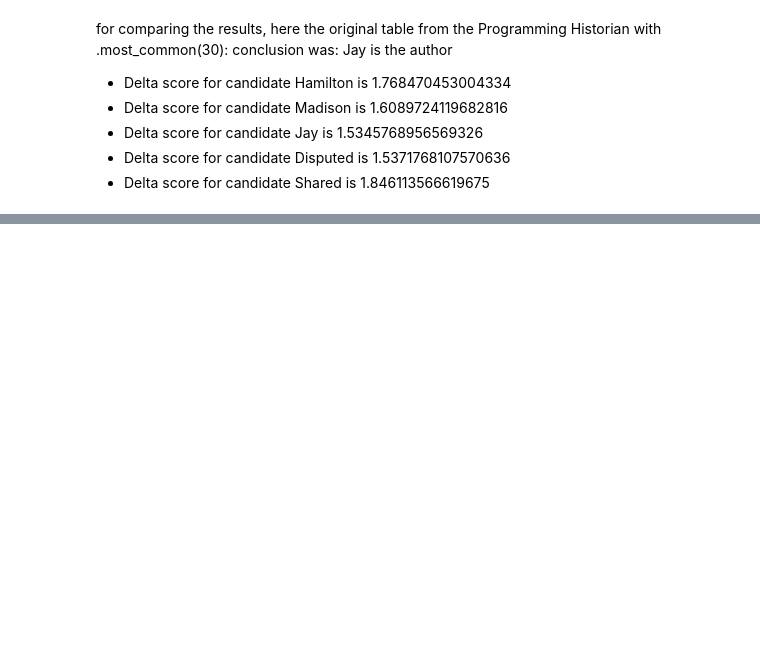
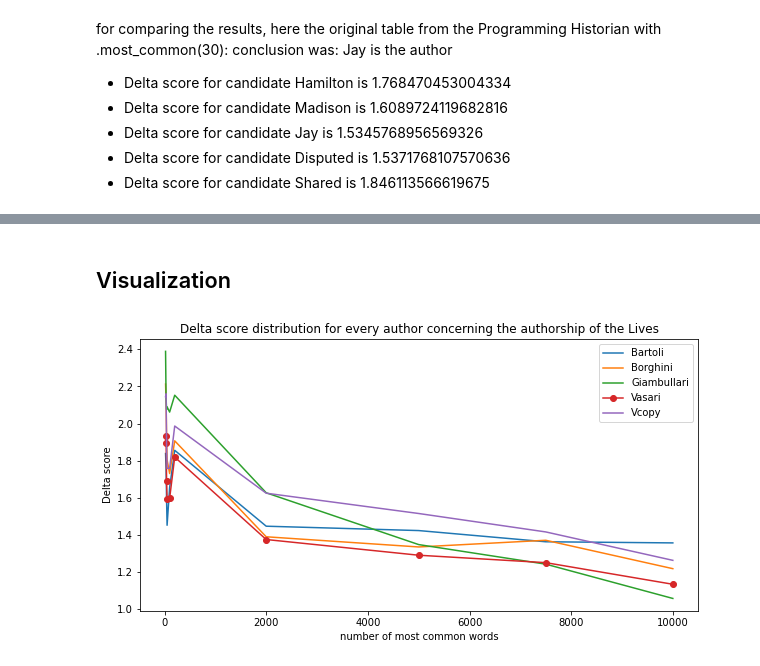
Before and after one commit to Anna-S0phia/QuantifyVasari, a Jupyter notebook: Stylometrie (Programming historian, lesson 7).ipynb, the cells around one changed output, grey strips where cells are left out. Drawn from its saved outputs; the diff is of its cells as text; code cells hidden in the pictures; blank space fills up the shorter version.

```diff
--- a/Stylometrie (Programming historian, lesson 7).ipynb
+++ b/Stylometrie (Programming historian, lesson 7).ipynb
@@ -516,0 +566,56 @@ the nltk.FreqDist(whole_corpus).most_common(X) value was:  5000 ; tokenizer: lan
+# %% [markdown]
+## Visualization
+# %%
+#plt.plot(k_list, values, marker='*')
+#plt.title('Topic coherence values for different topic numbers')
+#plt.xlabel('Number of topics')
+#plt.ylabel('Coherence')
+
+
+fig = plt.figure()
+
+
+X = [20, 30, 40, 50, 100, 200, 2000, 5000, 7500, 10000]
+
+
+ #, 500, 1000
+
+
+# Bartoli
+Y1 = [1.838567213310585,1.7577106697854776,1.5905160467937012,1.4523928184962533, 1.6547129258282405, 1.8559837207812162, 1.447382305617218, 1.4238902538551055, 1.3635809672705872, 1.3574824743526004]
+plt.plot(X, Y1, label = "Bartoli")
+
+# Borghini
+Y2 = [2.212588708509892, 2.1216984237448617, 1.9350455324941702, 1.8047511042785178, 1.7310287339170731, 1.9069649266433921, 1.3904418615732568, 1.3356429499408466, 1.3716397949147685, 1.218754065162964]
+plt.plot(X, Y2, label = "Borghini")
+
+# Giambullari
+Y3 = [2.3887643490055224, 2.134965208752774, 2.076301702793525, 2.089697790842044, 2.061855363803096, 2.1526371263687722, 1.6272694350761017, 1.3484106260054398, 1.2429869755393799, 1.0584340638156833]
+plt.plot(X, Y3, label = "Giambullari")
+
+# Vasari
+Y4 = [1.8931766640767909, 1.931615052520559, 1.6893137604038295, 1.591271219282905, 1.5978447600399246, 1.8195480012687923, 1.3756849118429249, 1.291135589191854, 1.2511525924497338, 1.134738413711443]
+plt.plot(X, Y4, label = "Vasari", marker = "o")
+
+#Vcopy
+Y5 = [2.1447275267148367, 2.16038276179463, 1.8748150015597838, 1.7585336358282706, 1.7595221289137672, 1.9867602944880658, 1.6250483882999922, 1.515776438240675, 1.4165442657836949, 1.2635989500315485]
+plt.plot(X, Y5, label = "Vcopy")
+
+
+
+
+# Labeling the X-axis
+plt.xlabel('number of most common words')
+# Labeling the Y-axis
+plt.ylabel('Delta score')
+# Give a title to the graph
+plt.title('Delta score distribution for every author concerning the authorship of the Lives')
+
+# Show a legend on the plot
+plt.legend()
+plt.show()
+#plt.rcParams["figure.figsize"] = (10,5)
+
+#plt.figure.figsize(14,6)
+# %% [output]
+[figure, added]
```
Also changed, not shown: parts of 15 cells of this notebook, 28 other files.
